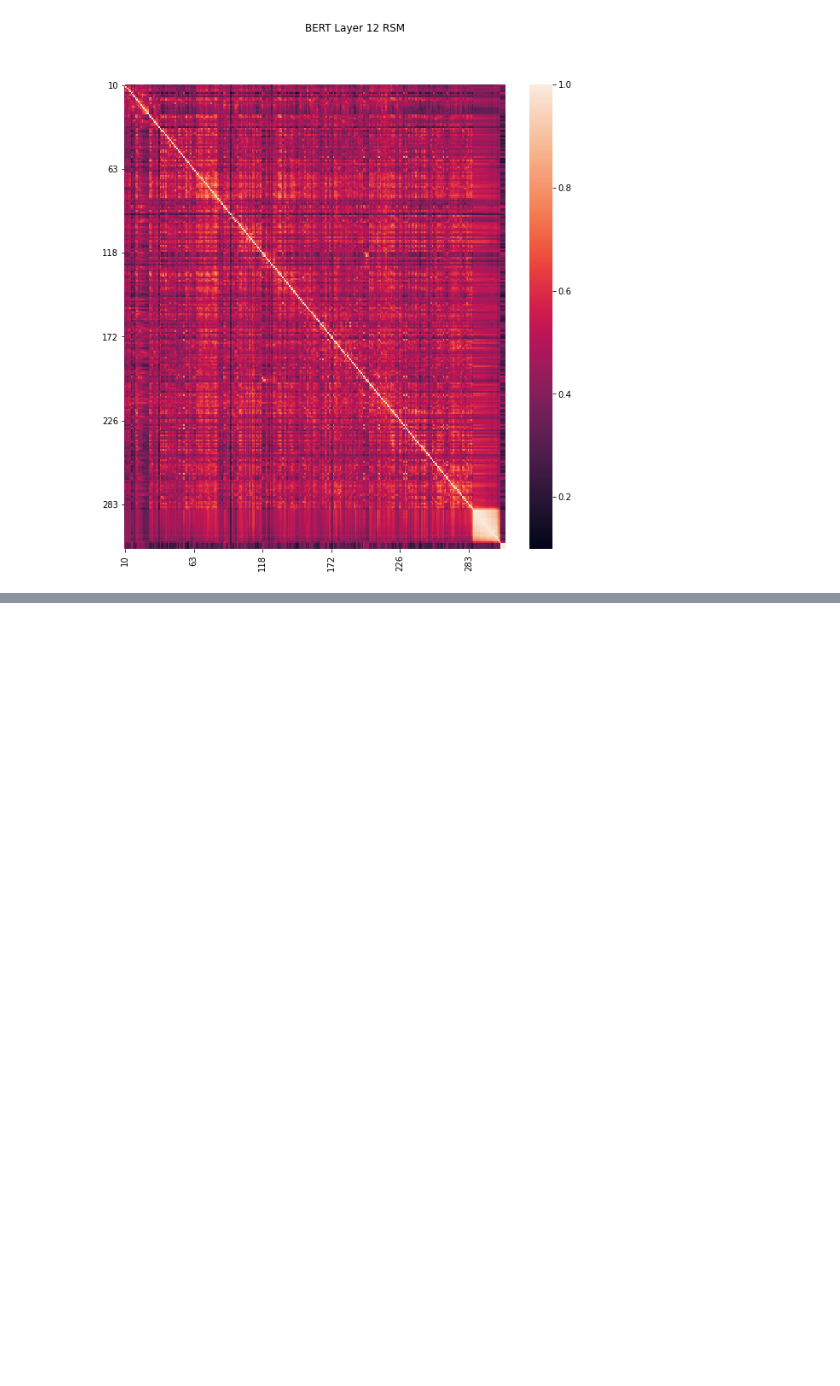
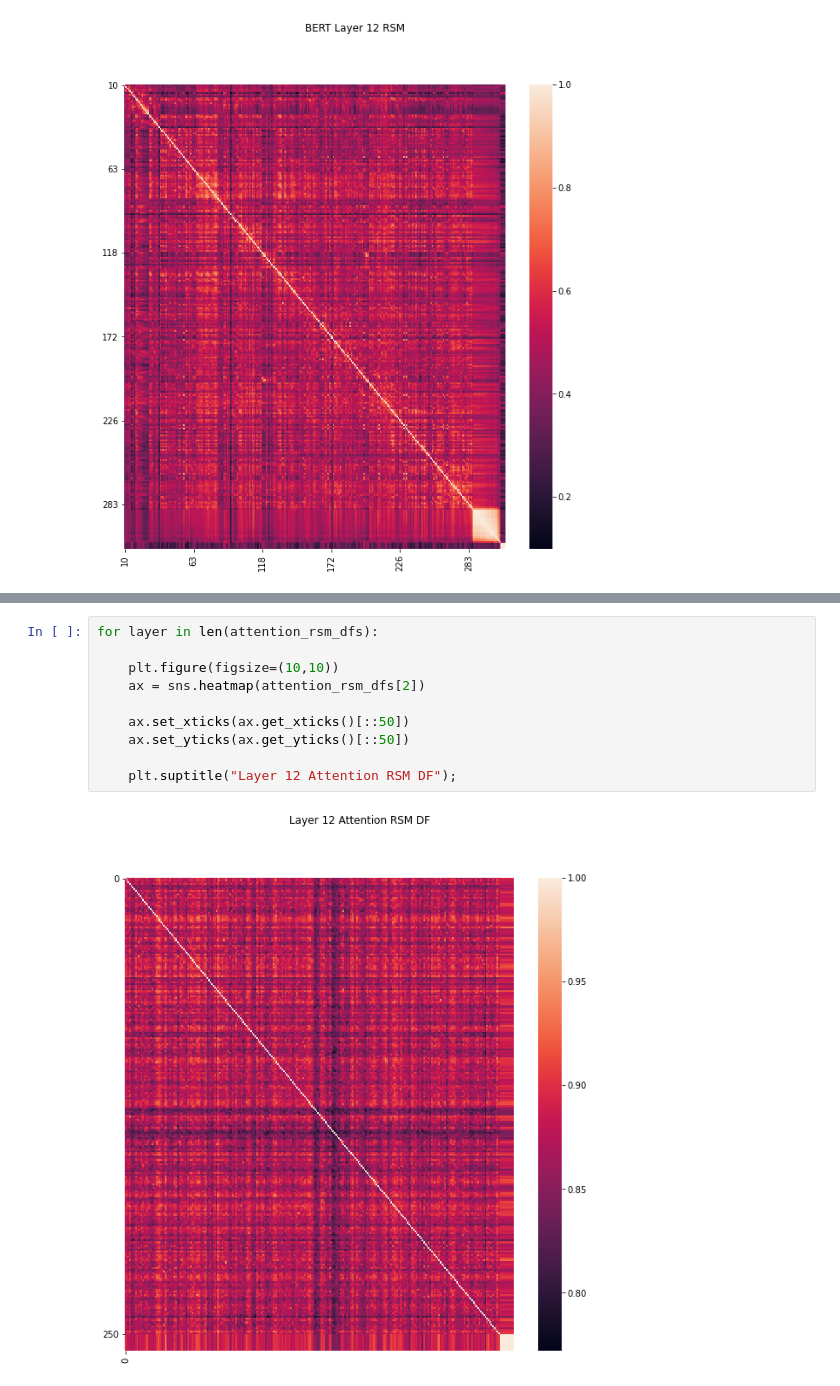
Before and after one commit to tsumers/bert-brains, a Jupyter notebook: BERT-RSMs.ipynb, the cells around one changed output, grey strips where cells are left out. Cells and saved outputs as stored; diff of their text form; blank space fills up the shorter version.

```diff
--- a/BERT-RSMs.ipynb
+++ b/BERT-RSMs.ipynb
@@ -244,0 +274,12 @@ array([[ True,  True,  True,  True,  True],
+# %%
+for layer in len(attention_rsm_dfs):
+
+    plt.figure(figsize=(10,10))
+    ax = sns.heatmap(attention_rsm_dfs[2])
+
+    ax.set_xticks(ax.get_xticks()[::50])
+    ax.set_yticks(ax.get_yticks()[::50])
+
+    plt.suptitle("Layer 12 Attention RSM DF");
+# %% [output]
+[figure, added]
```
Also changed, not shown: parts of 11 cells of this notebook.
